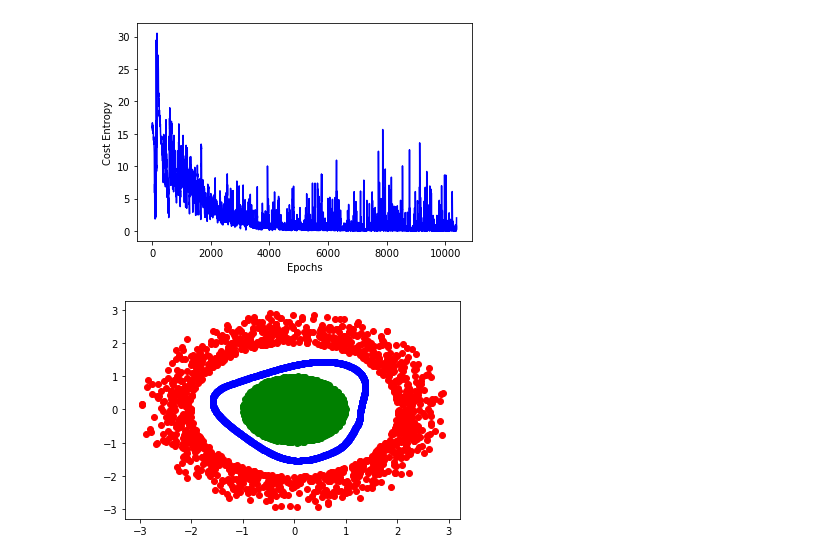
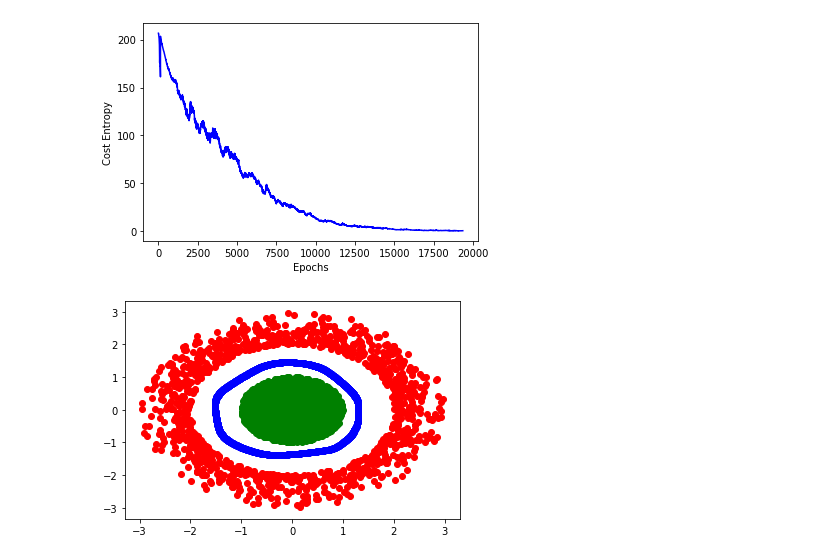
Before and after one commit to xnell90/MLSpear, a Jupyter notebook: MLSpear_Examples.ipynb, the cells around one changed output. Saved outputs shown, nothing was run; the diff lists cells and outputs as text; code cells hidden in the pictures.

```diff
--- a/MLSpear_Examples.ipynb
+++ b/MLSpear_Examples.ipynb
@@ -57,9 +57,9 @@ plt.show()
 # %%
-Model.train(X, Y, 2, 0.001, mu = 0.001, optimizer = 'rmsprop')
+Model.train(X, Y, 4, 0.0001, batch_size = 300, mu = 0.000001, optimizer = 'rmsprop')
 # To add momentum, simply include the mtype parameter, set it to either 'nesterov' or 'conventional',
 # and set mu to a number between 0 and 1.
 # %% [output]
-[figure, old version]
+[figure, new version]
 # %%
 #Plot Decision boundary
 Boundary = []
@@ -76,7 +76,7 @@ plt.scatter(Green[:, 0], Green[:, 1], color = 'green')
 plt.scatter(Red[:, 0], Red[:, 1], color = 'red')
 plt.show()
 # %% [output]
-[figure, old version]
+[figure, new version]
 # %%
 #Regression
 Green = np.random.randn(5000, 2)
```
Also changed, not shown: parts of 9 cells of this notebook, 7 other files.
